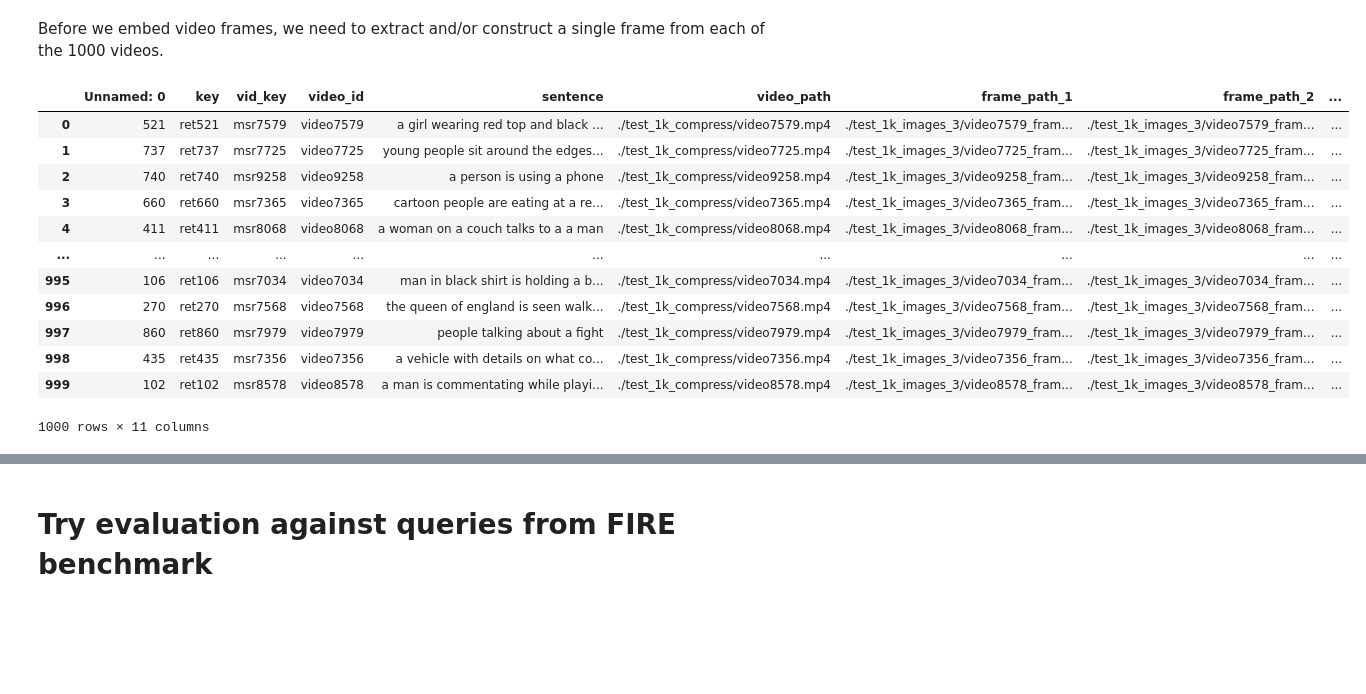
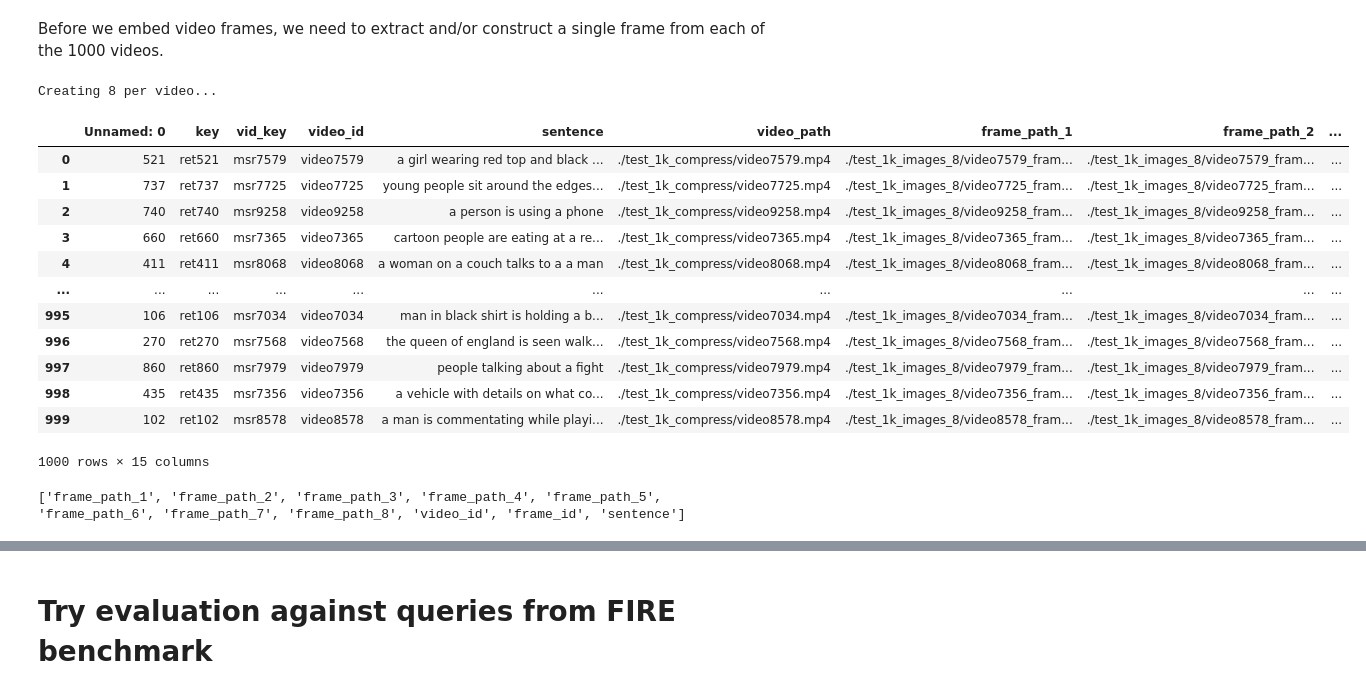
Before and after one commit to Suraj-Ram/video-semantic-search, a Jupyter notebook: frame_ret_clip.ipynb, the cells around one changed output, grey strips where cells are left out. Drawn from its saved outputs; the diff is of its cells as text; code cells hidden in the pictures; blank space fills up the shorter version.

Commit message:
Got greater results using MP with 8 frames

```diff
--- a/frame_ret_clip.ipynb
+++ b/frame_ret_clip.ipynb
@@ -98,43 +98,50 @@ def extract_n_frames_2(video_path, output_folder, n=10):
     frame_paths = [os.path.join(output_folder, f"{video_name}_frame_{i+1:03d}_of_{n:03d}.jpg") for i in range(len(frame_indices))]
     return frame_paths
 # %%
+NUM_FRAMES = 8
+print(f"Creating {NUM_FRAMES} per video...")
 for row in tqdm(raw_samples_df.iterrows(), total=len(raw_samples_df)):
     video_path = row[1]['video_path']
-    images_dir = "./test_1k_images_3"
+    images_dir = "./test_1k_images_8"
     image_name = os.path.basename(video_path).split('.')[0]
     image_path = os.path.join(images_dir, image_name) + ".jpg"
-    # extract 4 frames per video
-    all_frame_paths = extract_n_frames_2(video_path, images_dir, 4)
-    f1, f2, f3, f4 = all_frame_paths
-    # extract_frame(video_path, image_path)
-    # add column with val to current row
-    raw_samples_df.at[row[0], 'frame_path_1'] = f1
-    raw_samples_df.at[row[0], 'frame_path_2'] = f2
-    raw_samples_df.at[row[0], 'frame_path_3'] = f3
-    raw_samples_df.at[row[0], 'frame_path_4'] = f4
+
+    all_frame_paths = extract_n_frames_2(video_path, images_dir, NUM_FRAMES)
+    for num_f in range(NUM_FRAMES):
+        raw_samples_df.at[row[0], f'frame_path_{num_f+1}'] = all_frame_paths[num_f]
 
     raw_samples_df.at[row[0], 'frame_id'] = image_name
 
 # Now this should contain new columns with the frame_path and frame_id
 raw_samples_df
 # %% [output]
+Creating 8 per video...
 |  | Unnamed: 0 | key | vid_key | video_id | sentence | video_path | frame_path_1 | frame_path_2 | ... |
-| 0 | 521 | ret521 | msr7579 | video7579 | a girl wearing red top and black ... | ./test_1k_compress/video7579.mp4 | ./test_1k_images_3/video7579_fram... | ./test_1k_images_3/video7579_fram... | ... |
-| 1 | 737 | ret737 | msr7725 | video7725 | young people sit around the edges... | ./test_1k_compress/video7725.mp4 | ./test_1k_images_3/video7725_fram... | ./test_1k_images_3/video7725_fram... | ... |
-| 2 | 740 | ret740 | msr9258 | video9258 | a person is using a phone | ./test_1k_compress/video9258.mp4 | ./test_1k_images_3/video9258_fram... | ./test_1k_images_3/video9258_fram... | ... |
-| 3 | 660 | ret660 | msr7365 | video7365 | cartoon people are eating at a re... | ./test_1k_compress/video7365.mp4 | ./test_1k_images_3/video7365_fram... | ./test_1k_images_3/video7365_fram... | ... |
-| 4 | 411 | ret411 | msr8068 | video8068 | a woman on a couch talks to a a man | ./test_1k_compress/video8068.mp4 | ./test_1k_images_3/video8068_fram... | ./test_1k_images_3/video8068_fram... | ... |
+| 0 | 521 | ret521 | msr7579 | video7579 | a girl wearing red top and black ... | ./test_1k_compress/video7579.mp4 | ./test_1k_images_8/video7579_fram... | ./test_1k_images_8/video7579_fram... | ... |
+| 1 | 737 | ret737 | msr7725 | video7725 | young people sit around the edges... | ./test_1k_compress/video7725.mp4 | ./test_1k_images_8/video7725_fram... | ./test_1k_images_8/video7725_fram... | ... |
+| 2 | 740 | ret740 | msr9258 | video9258 | a person is using a phone | ./test_1k_compress/video9258.mp4 | ./test_1k_images_8/video9258_fram... | ./test_1k_images_8/video9258_fram... | ... |
+| 3 | 660 | ret660 | msr7365 | video7365 | cartoon people are eating at a re... | ./test_1k_compress/video7365.mp4 | ./test_1k_images_8/video7365_fram... | ./test_1k_images_8/video7365_fram... | ... |
+| 4 | 411 | ret411 | msr8068 | video8068 | a woman on a couch talks to a a man | ./test_1k_compress/video8068.mp4 | ./test_1k_images_8/video8068_fram... | ./test_1k_images_8/video8068_fram... | ... |
 | ... | ... | ... | ... | ... | ... | ... | ... | ... | ... |
-| 995 | 106 | ret106 | msr7034 | video7034 | man in black shirt is holding a b... | ./test_1k_compress/video7034.mp4 | ./test_1k_images_3/video7034_fram... | ./test_1k_images_3/video7034_fram... | ... |
-| 996 | 270 | ret270 | msr7568 | video7568 | the queen of england is seen walk... | ./test_1k_compress/video7568.mp4 | ./test_1k_images_3/video7568_fram... | ./test_1k_images_3/video7568_fram... | ... |
-| 997 | 860 | ret860 | msr7979 | video7979 | people talking about a fight | ./test_1k_compress/video7979.mp4 | ./test_1k_images_3/video7979_fram... | ./test_1k_images_3/video7979_fram... | ... |
-| 998 | 435 | ret435 | msr7356 | video7356 | a vehicle with details on what co... | ./test_1k_compress/video7356.mp4 | ./test_1k_images_3/video7356_fram... | ./test_1k_images_3/video7356_fram... | ... |
-| 999 | 102 | ret102 | msr8578 | video8578 | a man is commentating while playi... | ./test_1k_compress/video8578.mp4 | ./test_1k_images_3/video8578_fram... | ./test_1k_images_3/video8578_fram... | ... |
+| 995 | 106 | ret106 | msr7034 | video7034 | man in black shirt is holding a b... | ./test_1k_compress/video7034.mp4 | ./test_1k_images_8/video7034_fram... | ./test_1k_images_8/video7034_fram... | ... |
+| 996 | 270 | ret270 | msr7568 | video7568 | the queen of england is seen walk... | ./test_1k_compress/video7568.mp4 | ./test_1k_images_8/video7568_fram... | ./test_1k_images_8/video7568_fram... | ... |
+| 997 | 860 | ret860 | msr7979 | video7979 | people talking about a fight | ./test_1k_compress/video7979.mp4 | ./test_1k_images_8/video7979_fram... | ./test_1k_images_8/video7979_fram... | ... |
+| 998 | 435 | ret435 | msr7356 | video7356 | a vehicle with details on what co... | ./test_1k_compress/video7356.mp4 | ./test_1k_images_8/video7356_fram... | ./test_1k_images_8/video7356_fram... | ... |
+| 999 | 102 | ret102 | msr8578 | video8578 | a man is commentating while playi... | ./test_1k_compress/video8578.mp4 | ./test_1k_images_8/video8578_fram... | ./test_1k_images_8/video8578_fram... | ... |
-1000 rows × 11 columns
+1000 rows × 15 columns
 # %%
 # We write the transformed samples data to a CSV file so it can be loaded into the load pipeline
 # raw_samples_df[['video_id', 'frame_path', 'frame_id', 'sentence']].to_csv(MSRVTT_SAMPLES_WITH_FRAMES, index=False)
-raw_samples_df[['video_id', 'frame_path_1', 'frame_path_2', 'frame_path_3', 'frame_path_4', 'frame_id', 'sentence']].to_csv(MSRVTT_SAMPLES_WITH_FRAMES, index=False)
+def frame_path_cols(num_frames):
+    cols = []
+    for i in range(num_frames):
+        cols.append(f'frame_path_{i+1}')
+    return cols
+columns = frame_path_cols(NUM_FRAMES) + ['video_id', 'frame_id', 'sentence']
+print(columns)
+raw_samples_df[columns].to_csv(MSRVTT_SAMPLES_WITH_FRAMES, index=False)
+# %% [output]
+['frame_path_1', 'frame_path_2', 'frame_path_3', 'frame_path_4', 'frame_path_5', 'frame_path_6', 'frame_path_7', 'frame_path_8', 'video_id', 'frame_id', 'sentence']
 # %%
 # Create the collection in Milvus to store image embeddings
 milvus_utils.create_milvus_collection(FRAME_RET_COLLECTION, 512)
```
Also changed, not shown: parts of 11 cells of this notebook, 2 other files.
